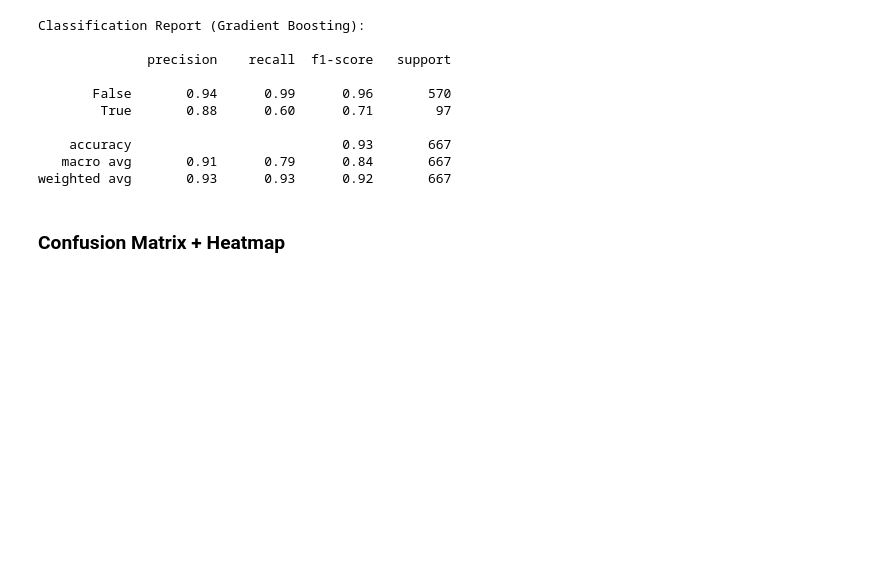
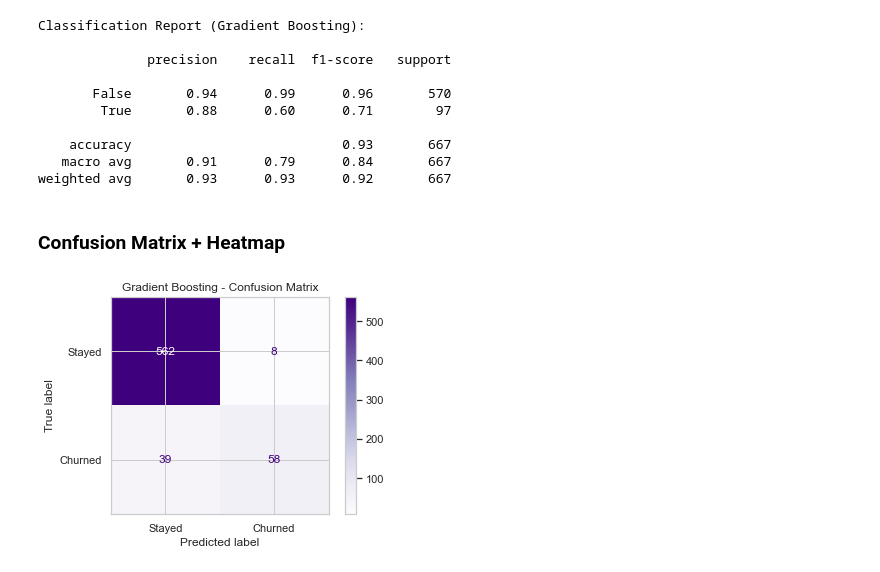
Before and after one commit to Lndanu/Customer-Churn-Intelligence, a Jupyter notebook: notebooks/Customer Churn .ipynb, the cells around one changed output. Saved outputs shown, nothing was run; the diff lists cells and outputs as text; code cells hidden in the pictures; blank space fills up the shorter version.

```diff
--- a/notebooks/Customer Churn .ipynb
+++ b/notebooks/Customer Churn .ipynb
@@ -1054,3 +1054,11 @@ Classification Report (Gradient Boosting):
 weighted avg       0.93      0.93      0.92       667
 # %% [markdown]
 ### Confusion Matrix + Heatmap
+# %%
+cm_gb = confusion_matrix(y_test, y_pred_gb)
+disp_gb = ConfusionMatrixDisplay(confusion_matrix=cm_gb, display_labels=["Stayed", "Churned"])
+disp_gb.plot(cmap="Purples")
+plt.title("Gradient Boosting - Confusion Matrix")
+plt.show()
+# %% [output]
+[figure, added]
```
Also changed, not shown: parts of 7 cells of this notebook.
